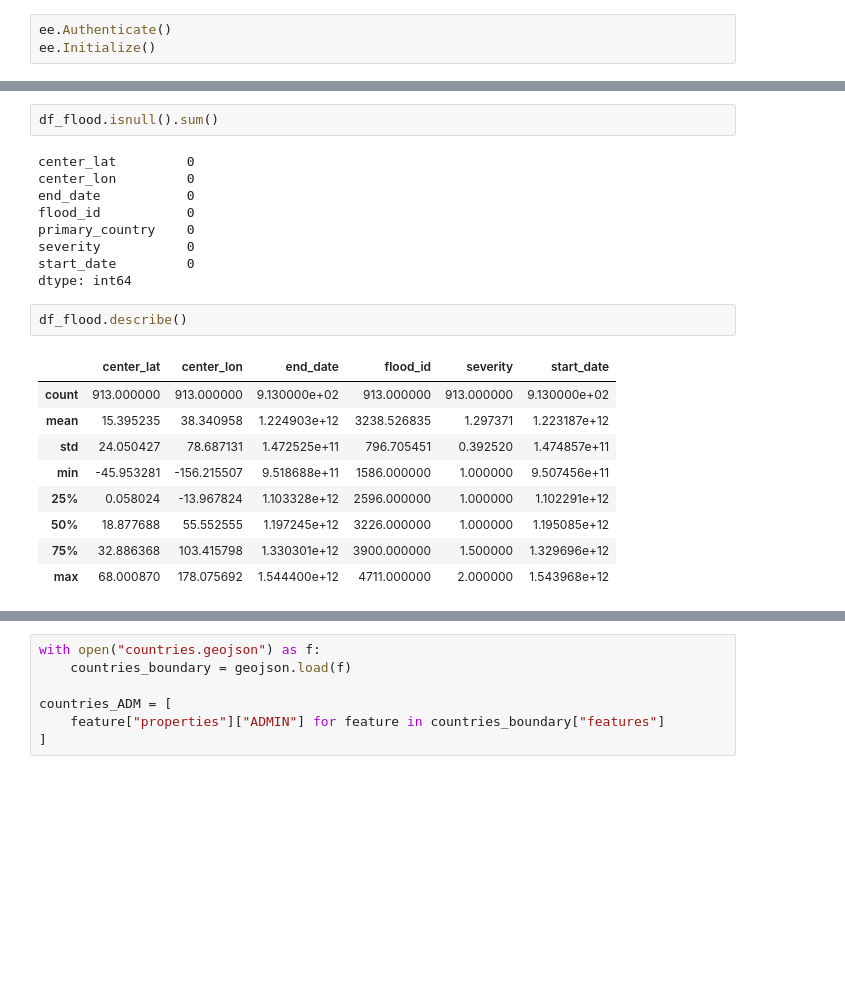
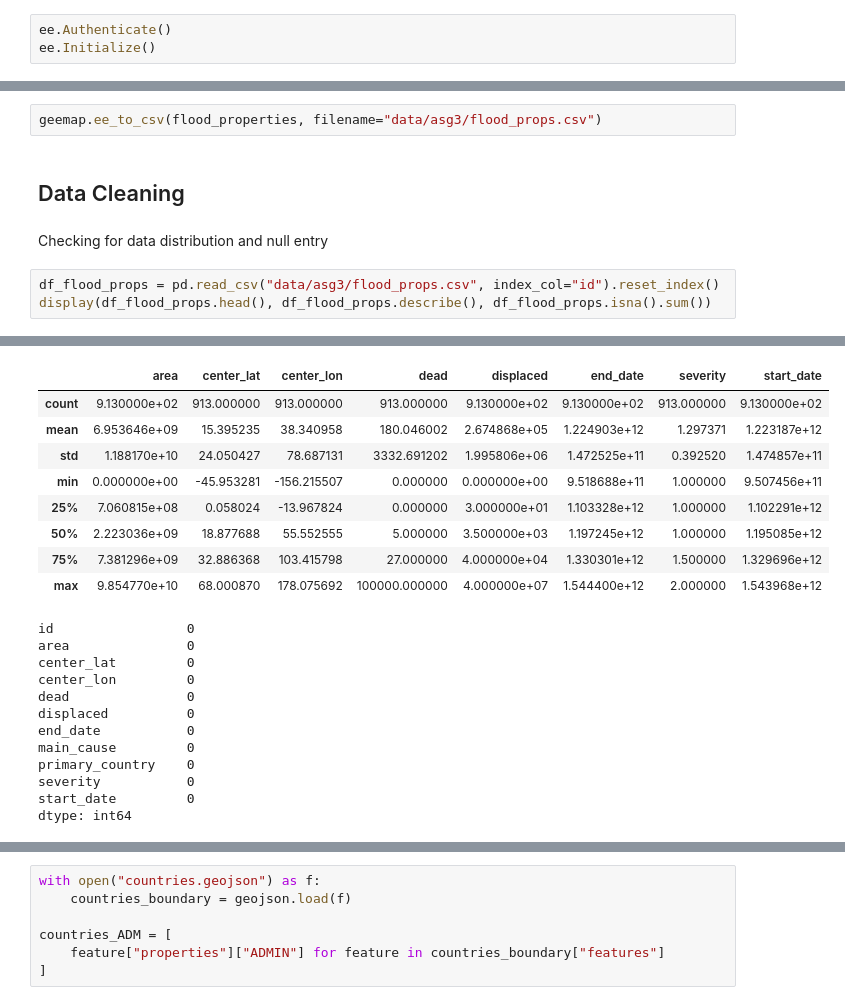
Before and after one commit to Lykeios1221/SKIH3033_INFOVIS, a Jupyter notebook: asg3.ipynb, the cells around one changed output, grey strips where cells are left out. Saved outputs shown, nothing was run; the diff lists cells and outputs as text; blank space fills up the shorter version.

```diff
--- a/asg3.ipynb
+++ b/asg3.ipynb
@@ -45,23 +239,10 @@ df_flood.head()
-# %%
-df_flood.isnull().sum()
-# %% [output]
-center_lat         0
-center_lon         0
-end_date           0
-flood_id           0
-primary_country    0
-severity           0
-start_date         0
-dtype: int64
-# %%
-df_flood.describe()
-# %% [output]
-|  | center_lat | center_lon | end_date | flood_id | severity | start_date |
-| count | 913.000000 | 913.000000 | 9.130000e+02 | 913.000000 | 913.000000 | 9.130000e+02 |
-| mean | 15.395235 | 38.340958 | 1.224903e+12 | 3238.526835 | 1.297371 | 1.223187e+12 |
-| std | 24.050427 | 78.687131 | 1.472525e+11 | 796.705451 | 0.392520 | 1.474857e+11 |
-| min | -45.953281 | -156.215507 | 9.518688e+11 | 1586.000000 | 1.000000 | 9.507456e+11 |
-| 25% | 0.058024 | -13.967824 | 1.103328e+12 | 2596.000000 | 1.000000 | 1.102291e+12 |
-| 50% | 18.877688 | 55.552555 | 1.197245e+12 | 3226.000000 | 1.000000 | 1.195085e+12 |
-| 75% | 32.886368 | 103.415798 | 1.330301e+12 | 3900.000000 | 1.500000 | 1.329696e+12 |
-| max | 68.000870 | 178.075692 | 1.544400e+12 | 4711.000000 | 2.000000 | 1.543968e+12 |
+# %%
+geemap.ee_to_csv(flood_properties, filename="data/asg3/flood_props.csv")
+# %% [markdown]
+## Data Cleaning
+# %% [markdown]
+Checking for data distribution and null entry
+# %%
+df_flood_props = pd.read_csv("data/asg3/flood_props.csv", index_col="id").reset_index()
+display(df_flood_props.head(), df_flood_props.describe(), df_flood_props.isna().sum())
+# %% [output]
@@ -67,0 +255,21 @@ df_flood.describe()
+|  | area | center_lat | center_lon | dead | displaced | end_date | severity | start_date |
+| count | 9.130000e+02 | 913.000000 | 913.000000 | 913.000000 | 9.130000e+02 | 9.130000e+02 | 913.000000 | 9.130000e+02 |
+| mean | 6.953646e+09 | 15.395235 | 38.340958 | 180.046002 | 2.674868e+05 | 1.224903e+12 | 1.297371 | 1.223187e+12 |
+| std | 1.188170e+10 | 24.050427 | 78.687131 | 3332.691202 | 1.995806e+06 | 1.472525e+11 | 0.392520 | 1.474857e+11 |
+| min | 0.000000e+00 | -45.953281 | -156.215507 | 0.000000 | 0.000000e+00 | 9.518688e+11 | 1.000000 | 9.507456e+11 |
+| 25% | 7.060815e+08 | 0.058024 | -13.967824 | 0.000000 | 3.000000e+01 | 1.103328e+12 | 1.000000 | 1.102291e+12 |
+| 50% | 2.223036e+09 | 18.877688 | 55.552555 | 5.000000 | 3.500000e+03 | 1.197245e+12 | 1.000000 | 1.195085e+12 |
+| 75% | 7.381296e+09 | 32.886368 | 103.415798 | 27.000000 | 4.000000e+04 | 1.330301e+12 | 1.500000 | 1.329696e+12 |
+| max | 9.854770e+10 | 68.000870 | 178.075692 | 100000.000000 | 4.000000e+07 | 1.544400e+12 | 2.000000 | 1.543968e+12 |
+id                 0
+area               0
+center_lat         0
+center_lon         0
+dead               0
+displaced          0
+end_date           0
+main_cause         0
+primary_country    0
+severity           0
+start_date         0
+dtype: int64
```
Also changed, not shown: parts of 40 cells of this notebook, 6 other files.
